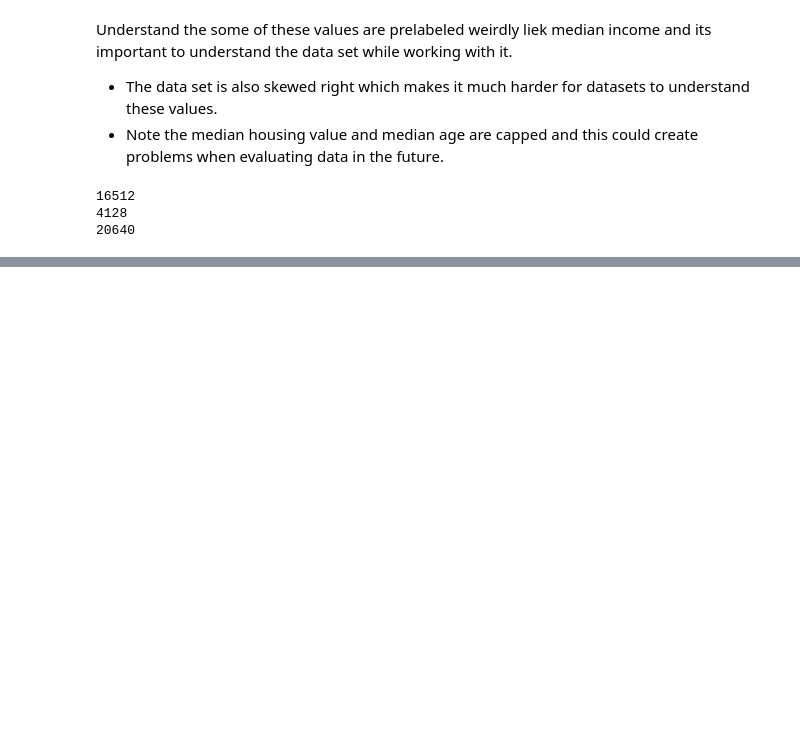
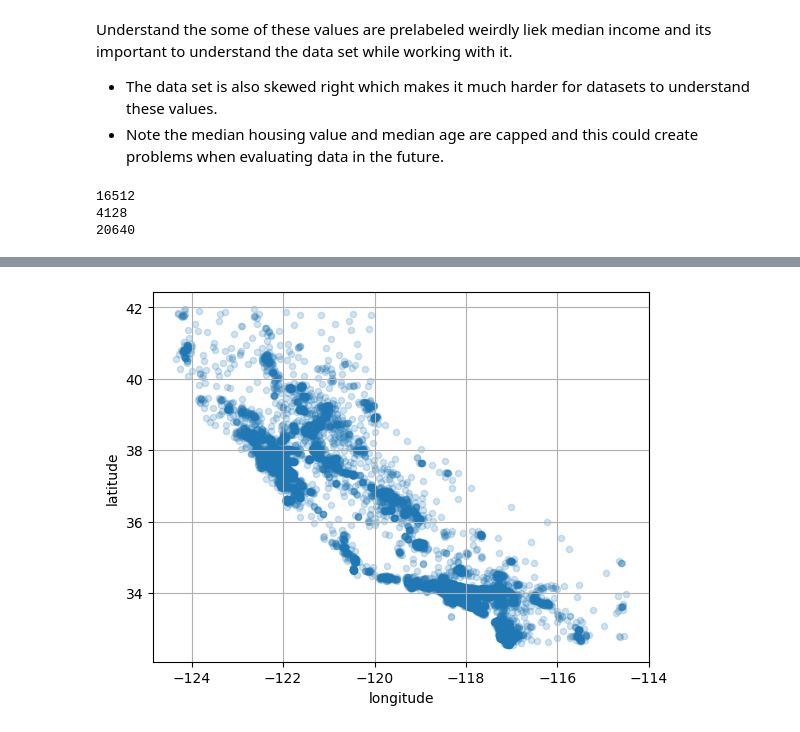
Before and after one commit to karusathvik/misc, a Jupyter notebook: learning/chapter2_notes_code.ipynb, the cells around one changed output, grey strips where cells are left out. Saved outputs shown, nothing was run; the diff lists cells and outputs as text; code cells hidden in the pictures; blank space fills up the shorter version.

```diff
--- a/learning/chapter2_notes_code.ipynb
+++ b/learning/chapter2_notes_code.ipynb
@@ -115,0 +187,6 @@ train_set, test_set = split_data_with_id_hash(housing_with_id, 0.2, "index")
+# %%
+#its hard to identify where the points are the most dense so we set alpha or visibilty
+housing.plot(x="longitude", y="latitude", kind="scatter", alpha = 0.2, grid=True)
+plt.show()
+# %% [output]
+[figure, added]
```
Also changed, not shown: parts of 25 cells of this notebook, 4 other files.
